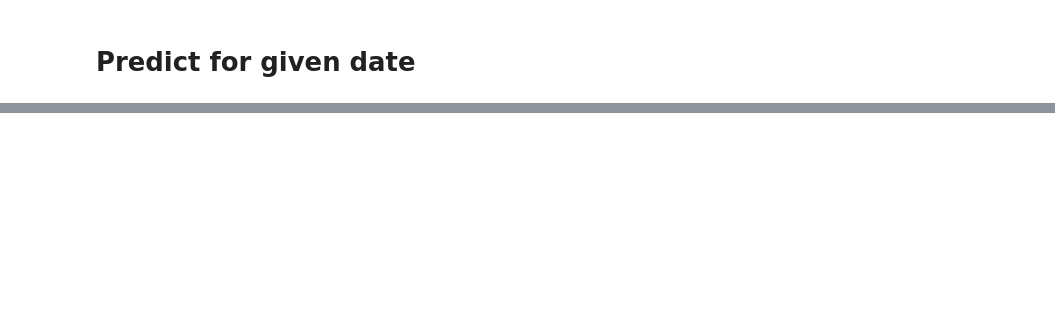
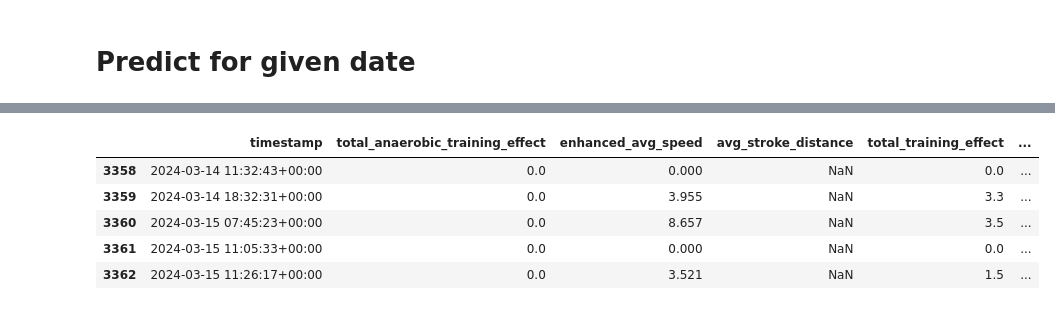
Before and after one commit to nicblanc/overcome-tomorrow, a Jupyter notebook: notebooks/create_test_model.ipynb, the cells around one changed output, grey strips where cells are left out. Drawn from its saved outputs; the diff is of its cells as text; code cells hidden in the pictures; blank space fills up the shorter version.

```diff
--- a/notebooks/create_test_model.ipynb
+++ b/notebooks/create_test_model.ipynb
@@ -621,0 +637,9 @@ predict_for_last_n_days(garmin_data, preproc_garmin_data, preproc_activity, mode
+# %%
+activities.tail()
+# %% [output]
+|  | timestamp | total_anaerobic_training_effect | enhanced_avg_speed | avg_stroke_distance | total_training_effect | ... |
+| 3358 | 2024-03-14 11:32:43+00:00 | 0.0 | 0.000 | NaN | 0.0 | ... |
+| 3359 | 2024-03-14 18:32:31+00:00 | 0.0 | 3.955 | NaN | 3.3 | ... |
+| 3360 | 2024-03-15 07:45:23+00:00 | 0.0 | 8.657 | NaN | 3.5 | ... |
+| 3361 | 2024-03-15 11:05:33+00:00 | 0.0 | 0.000 | NaN | 0.0 | ... |
+| 3362 | 2024-03-15 11:26:17+00:00 | 0.0 | 3.521 | NaN | 1.5 | ... |
```
Also changed, not shown: parts of 25 cells of this notebook, 2 other files.
